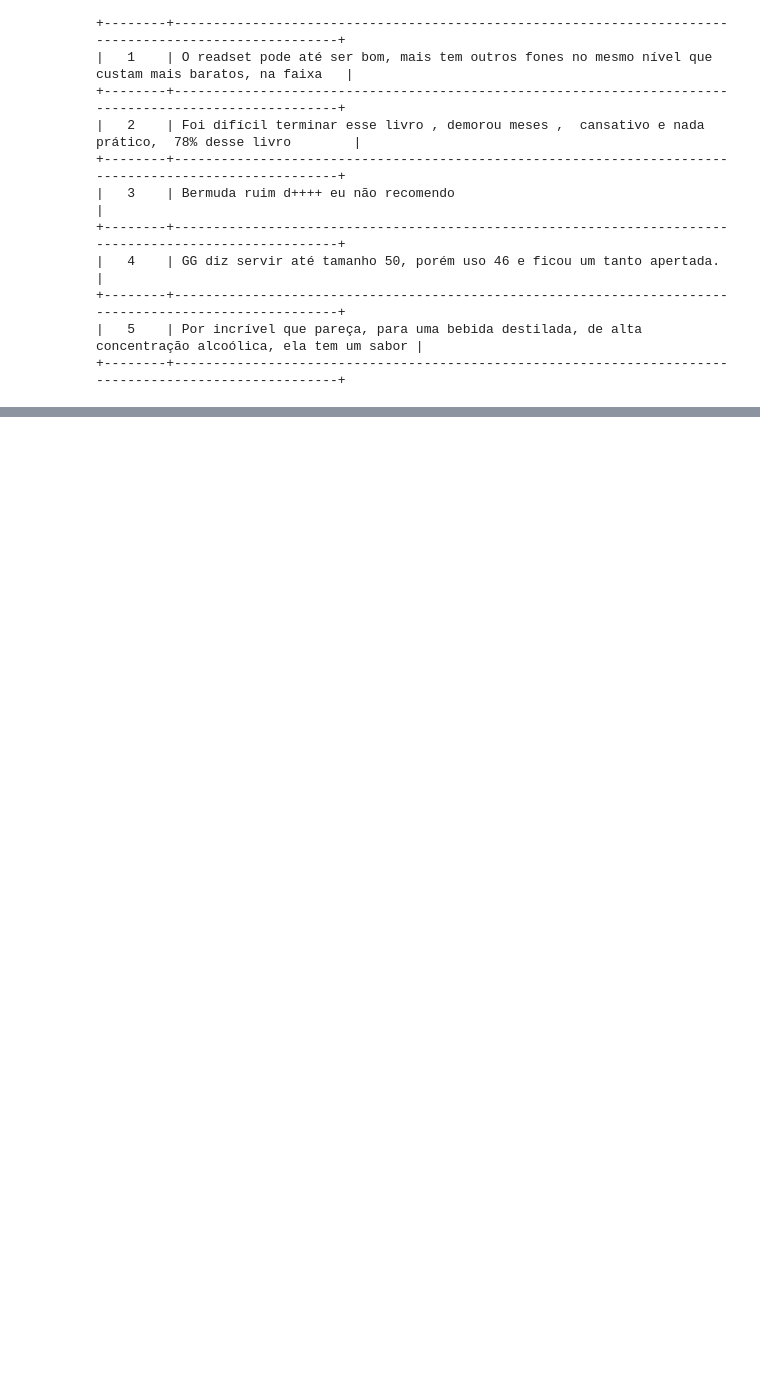
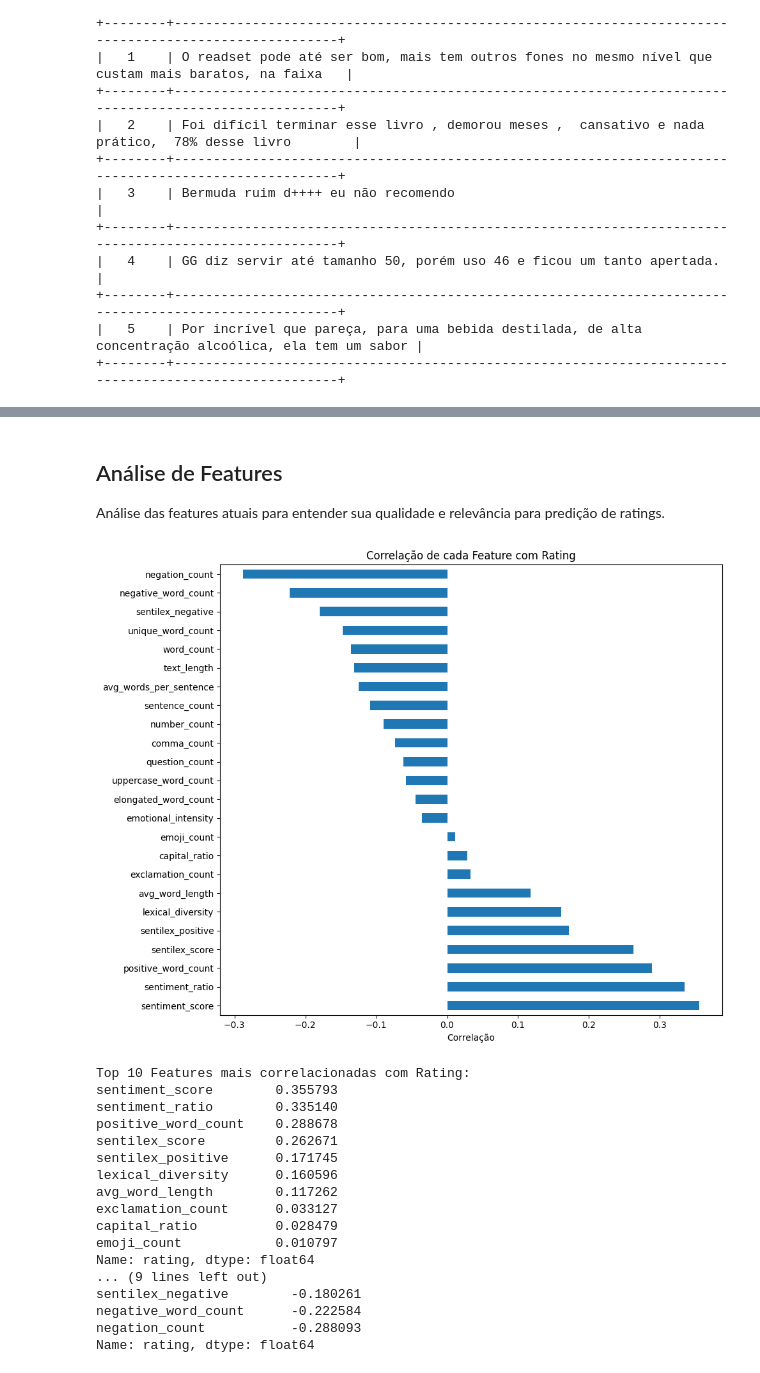
Before and after one commit to thiagocordeirum/DataMining_Rating_Prediction, a Jupyter notebook: rating_prediction.ipynb, the cells around one changed output, grey strips where cells are left out. Saved outputs shown, nothing was run; the diff lists cells and outputs as text; code cells hidden in the pictures; blank space fills up the shorter version.

```diff
--- a/rating_prediction.ipynb
+++ b/rating_prediction.ipynb
@@ -240,0 +310,24 @@ def extract_features(text):
+# %%
+def sentilex_score(text):
+
+    words = text.lower().split()
+
+    score = 0
+
+    for w in words:
+        if w in sentilex:
+            score += sentilex[w]
+
+    return score
+
+def sentilex_positive(text):
+
+    words = text.lower().split()
+
+    return sum(1 for w in words if w in sentilex and sentilex[w] > 0)
+
+def sentilex_negative(text):
+
+    words = text.lower().split()
+
+    return sum(1 for w in words if w in sentilex and sentilex[w] < 0)
@@ -304,0 +440,42 @@ df_features.describe()
+# %% [markdown]
+## Análise de Features
+
+Análise das features atuais para entender sua qualidade e relevância para predição de ratings.
+# %%
+# Correlação das features com a variável target
+df_features_with_target = df_features.copy()
+df_features_with_target['rating'] = y_train.values
+
+# Calcular correlação com target
+correlations = df_features_with_target.corr()['rating'].drop('rating').sort_values(ascending=False)
+
+plt.figure(figsize=(10, 8))
+correlations.plot(kind='barh')
+plt.title('Correlação de cada Feature com Rating')
+plt.xlabel('Correlação')
+plt.tight_layout()
+plt.show()
+
+print("\nTop 10 Features mais correlacionadas com Rating:")
+print(correlations.head(10))
+print("\nTop 10 Features menos correlacionadas com Rating:")
+print(correlations.tail(10))
+# %% [output]
+[figure, added]
+Top 10 Features mais correlacionadas com Rating:
+sentiment_score        0.355793
+sentiment_ratio        0.335140
+positive_word_count    0.288678
+sentilex_score         0.262671
+sentilex_positive      0.171745
+lexical_diversity      0.160596
+avg_word_length        0.117262
+exclamation_count      0.033127
+capital_ratio          0.028479
+emoji_count            0.010797
+Name: rating, dtype: float64
+... (9 lines left out)
+sentilex_negative        -0.180261
+negative_word_count      -0.222584
+negation_count           -0.288093
+Name: rating, dtype: float64
```
Also changed, not shown: parts of 39 cells of this notebook, 2 other files.
